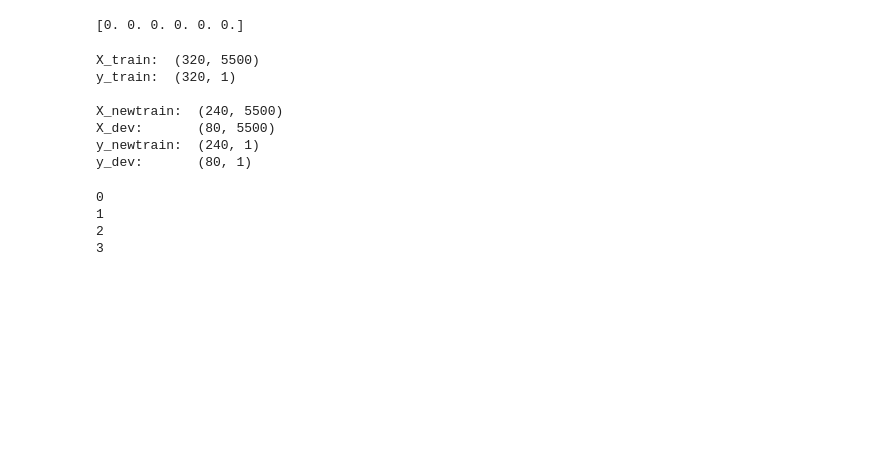
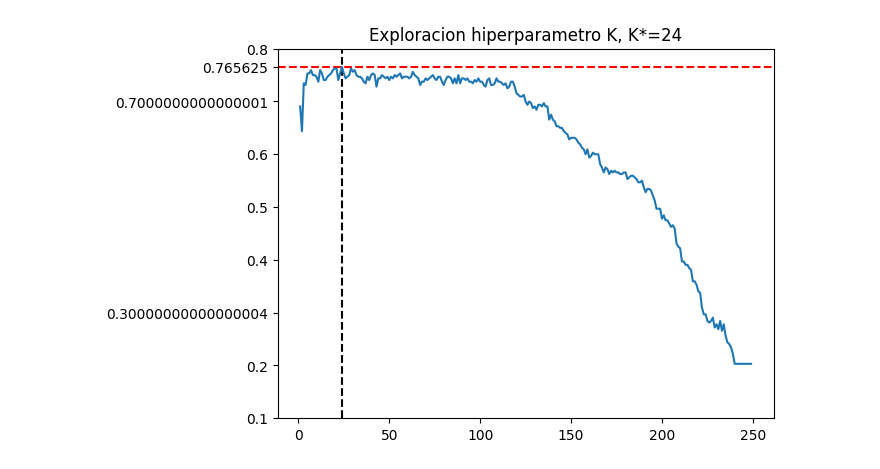
Before and after one commit to MarcosAtt/film-genre-classifier, a Jupyter notebook: notebooks/experimentos.ipynb, the cells around one changed output. Saved outputs shown, nothing was run; the diff lists cells and outputs as text; code cells hidden in the pictures; blank space fills up the shorter version.

```diff
--- a/notebooks/experimentos.ipynb
+++ b/notebooks/experimentos.ipynb
@@ -101,34 +73,43 @@ def four_fold_cross_validation_k_exploration(X_train, y_train, maxK):
-# %%
-X_train, y_train, X_test, y_test = document_term_matrix(import_data(), Q)
-promedio_aciertos_k = four_fold_cross_validation_k_exploration(X_train, y_train, 6)
-# %%
-print(promedio_aciertos_k)
-# %% [output]
-[0. 0. 0. 0. 0. 0.]
-# %%
-print("X_train: ", X_train.shape)
-print("y_train: ", y_train.shape)
-
-X_train, y_train, X_test, y_test = document_term_matrix(import_data(), Q)
-X_newtrain, X_dev, y_newtrain, y_dev = separate_dev_data(X_train, y_train, 3)
-print()
-print("X_newtrain: ", X_newtrain.shape)
-print("X_dev:      ", X_dev.shape)
-print("y_newtrain: ", y_newtrain.shape)
-print("y_dev:      ", y_dev.shape)
-# %% [output]
-X_train:  (320, 5500)
-y_train:  (320, 1)
-
-X_newtrain:  (240, 5500)
-X_dev:       (80, 5500)
-y_newtrain:  (240, 1)
-y_dev:       (80, 1)
-# %%
-for i in range(4):
-    print(i)
-# %% [output]
-0
-1
-2
-3
+# %%
+# ZOOM primeros 30 elementos, mostrar max
+mejor_k = np.argmax(promedio_aciertos_k)
+exac_mejor_k = promedio_aciertos_k[mejor_k]
+f, ax = plt.subplots(1)
+plt.axvline(x=mejor_k, color="k", linestyle="--")
+plt.axhline(y=exac_mejor_k, color="r", linestyle="--")
+# print(promedio_aciertos_k[1])
+plt.plot(range(1,k_maximo), promedio_aciertos_k[1:k_maximo])
+# plt.yticks(list(plt.xticks()[0]) + promedio_aciertos_k[mejor_k])
+titulo = "Exploracion hiperparametro K, K*=" + str(mejor_k)
+plt.title(titulo)
+# print("Mejor k:", mejor_k)
+# print("Mejor exactitud:", promedios[mejor_k])
+
+# xt = ax.get_xticks()
+# xt=np.append(xt,1)
+
+# xtl=xt.tolist()
+# xtl[-1]="K=1"
+# ax.set_xticks(xt)
+# ax.set_xticklabels(xtl)
+
+# ticks = [tick for tick in plt.gca().get_xticks() if tick >=0]
+# ax.set_xticks(ticks)
+# ax.set_xlim(left=1)
+
+yt = ax.get_yticks()
+yt = np.append(yt,exac_mejor_k)
+
+ytl = yt.tolist()
+ytl[-1] = exac_mejor_k
+ax.set_yticks(yt)
+ax.set_yticklabels(ytl)
+
+ticks = [tick for tick in plt.gca().get_yticks() if tick >=0]
+ax.set_yticks(ticks)
+
+# ax.set_xlim(right=30)
+
+plt.savefig('../results/figures/exploracion_param_k_zoom.png', bbox_inches='tight')
+# %% [output]
+[figure, added]
```
Also changed, not shown: parts of 25 cells of this notebook, 7 other files.
